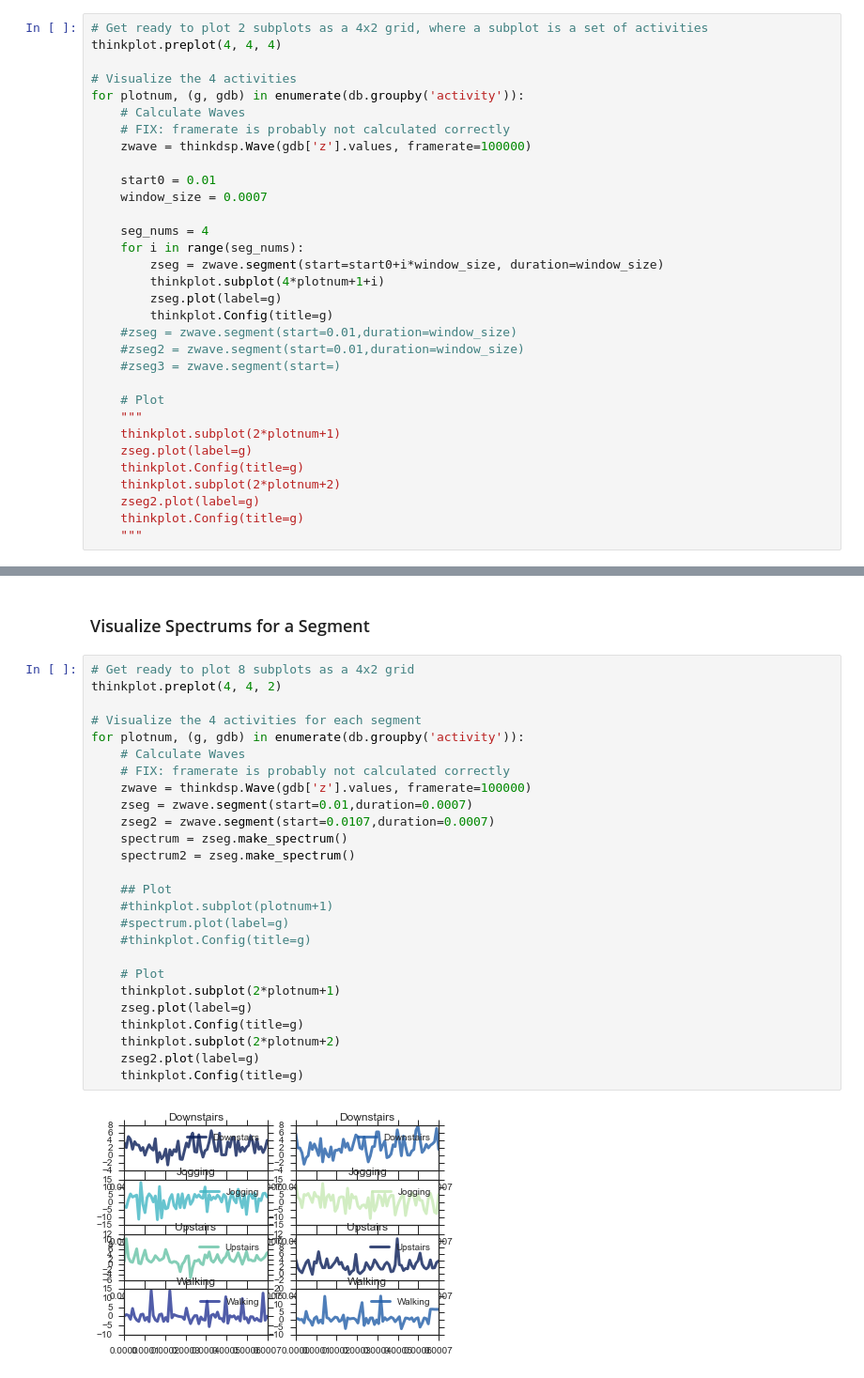
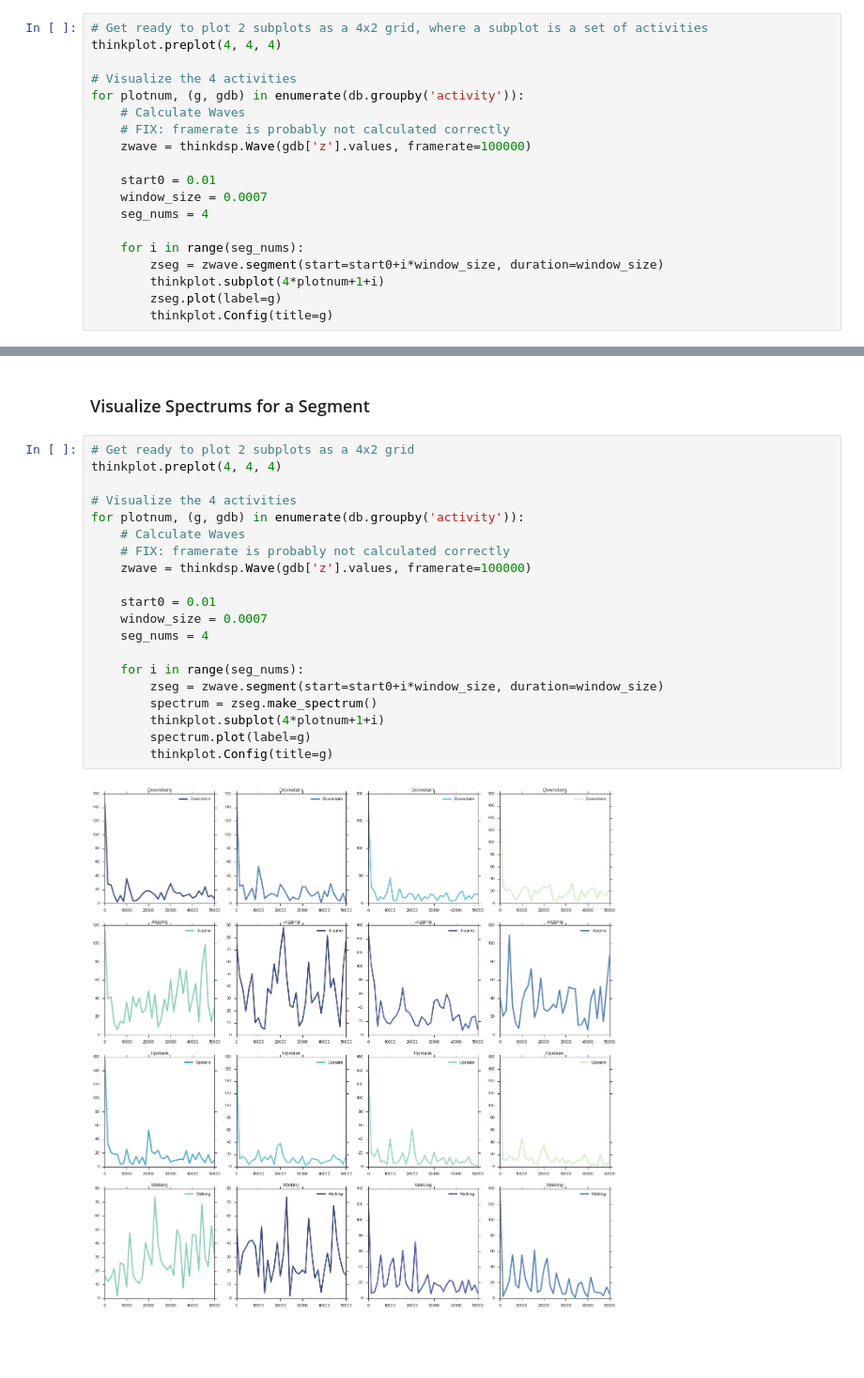
Before and after one commit to jenwei/accelerometer-interpreter, a Jupyter notebook: explore.ipynb, the cells around one changed output, grey strips where cells are left out. Shown at 94% size. Cells and saved outputs as stored; diff of their text form; blank space fills up the shorter version.

```diff
--- a/explore.ipynb
+++ b/explore.ipynb
@@ -60,55 +94,36 @@ for plotnum, (g, gdb) in enumerate(db.groupby('activity')):
 
     start0 = 0.01
     window_size = 0.0007
+    seg_nums = 4
 
-    seg_nums = 4
     for i in range(seg_nums):
         zseg = zwave.segment(start=start0+i*window_size, duration=window_size)
         thinkplot.subplot(4*plotnum+1+i)
         zseg.plot(label=g)
         thinkplot.Config(title=g)
-    #zseg = zwave.segment(start=0.01,duration=window_size)
-    #zseg2 = zwave.segment(start=0.01,duration=window_size)
-    #zseg3 = zwave.segment(start=)
-
-    # Plot
-    """
-    thinkplot.subplot(2*plotnum+1)
-    zseg.plot(label=g)
-    thinkplot.Config(title=g)
-    thinkplot.subplot(2*plotnum+2)
-    zseg2.plot(label=g)
-    thinkplot.Config(title=g)
-    """
 # %% [output]
 [figure]
 # %% [markdown]
 ### Visualize Spectrums for a Segment
 # %%
-# Get ready to plot 8 subplots as a 4x2 grid
-thinkplot.preplot(4, 4, 2)
+# Get ready to plot 2 subplots as a 4x2 grid
+thinkplot.preplot(4, 4, 4)
 
-# Visualize the 4 activities for each segment
+# Visualize the 4 activities
 for plotnum, (g, gdb) in enumerate(db.groupby('activity')):
     # Calculate Waves
     # FIX: framerate is probably not calculated correctly
     zwave = thinkdsp.Wave(gdb['z'].values, framerate=100000)
-    zseg = zwave.segment(start=0.01,duration=0.0007)
-    zseg2 = zwave.segment(start=0.0107,duration=0.0007)
-    spectrum = zseg.make_spectrum()
-    spectrum2 = zseg.make_spectrum()
 
-    ## Plot
-    #thinkplot.subplot(plotnum+1)
-    #spectrum.plot(label=g)
-    #thinkplot.Config(title=g)
+    start0 = 0.01
+    window_size = 0.0007
+    seg_nums = 4
 
-    # Plot
-    thinkplot.subplot(2*plotnum+1)
-    zseg.plot(label=g)
-    thinkplot.Config(title=g)
-    thinkplot.subplot(2*plotnum+2)
-    zseg2.plot(label=g)
-    thinkplot.Config(title=g)
+    for i in range(seg_nums):
+        zseg = zwave.segment(start=start0+i*window_size, duration=window_size)
+        spectrum = zseg.make_spectrum()
+        thinkplot.subplot(4*plotnum+1+i)
+        spectrum.plot(label=g)
+        thinkplot.Config(title=g)
 # %% [output]
-[figure, old version]
+[figure, new version]
```
Also changed, not shown: parts of 11 cells of this notebook.
